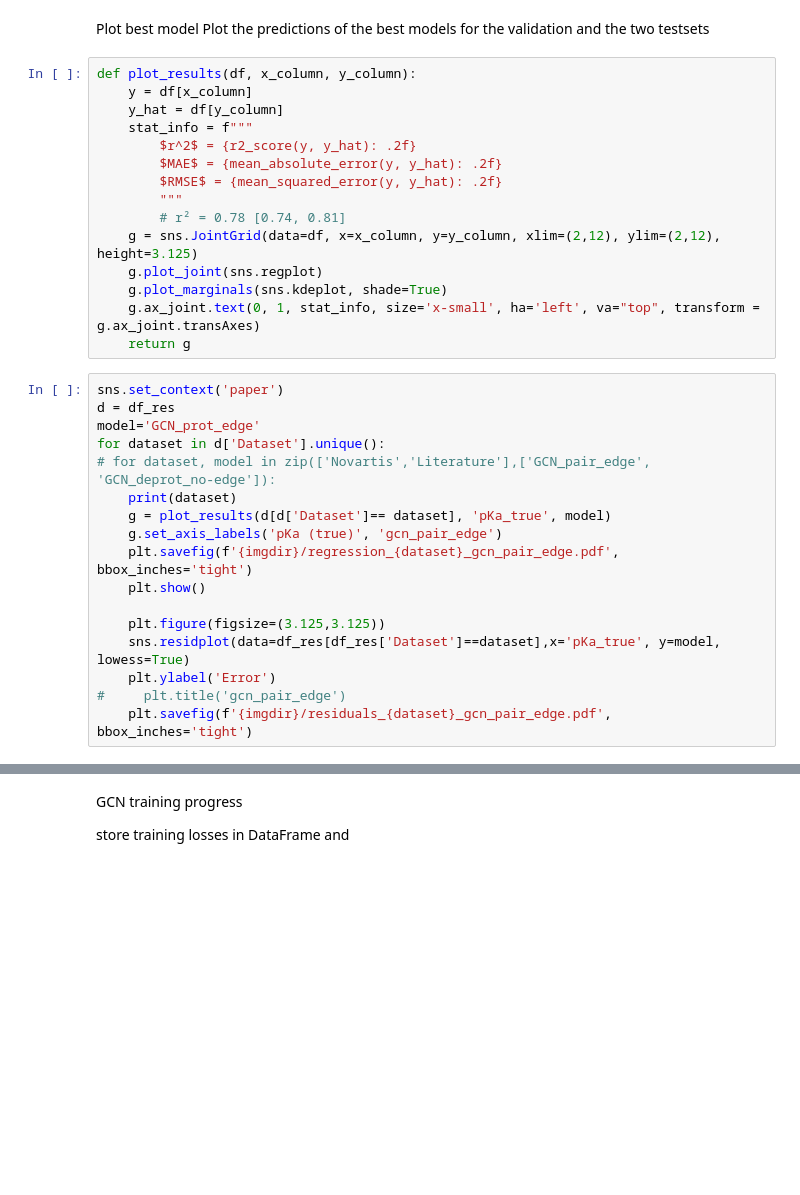
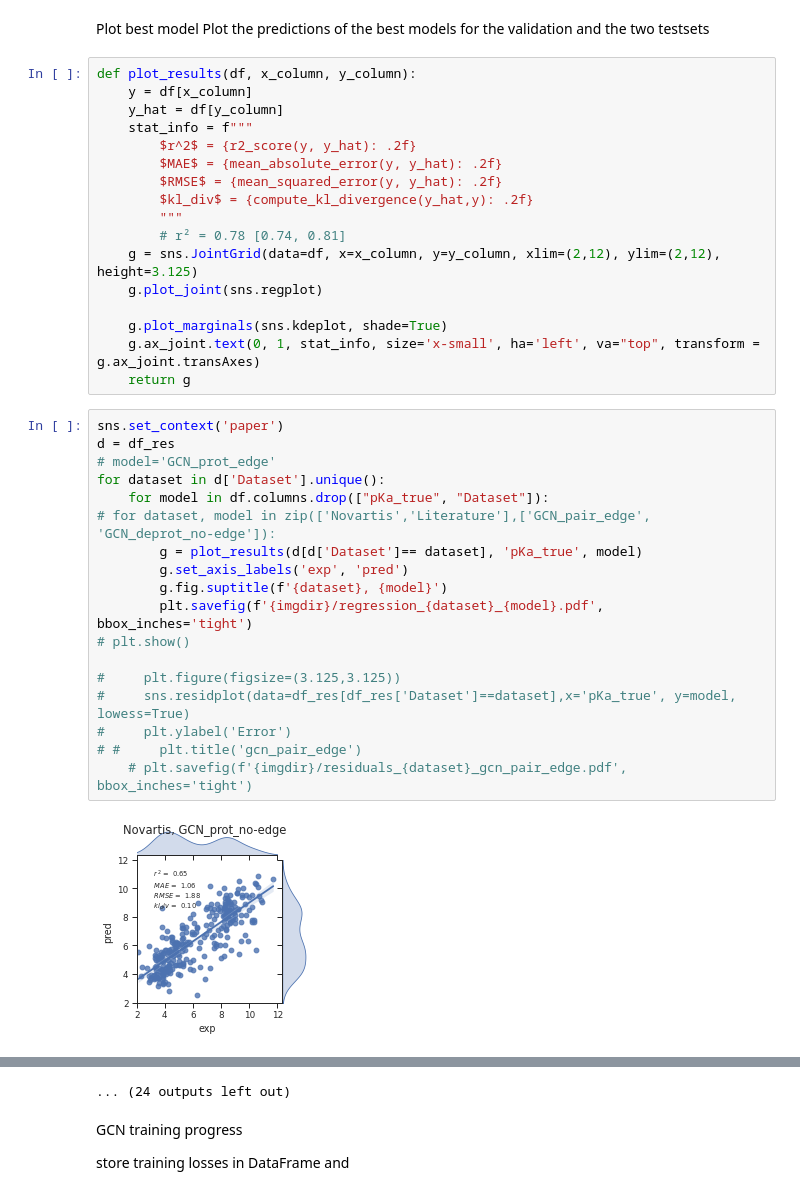
Before and after one commit to mayrf/pkasolver, a Jupyter notebook: examples/paper_run_1/paper_workflow.ipynb, the cells around one changed output, grey strips where cells are left out. Drawn from its saved outputs; the diff is of its cells as text; blank space fills up the shorter version.

```diff
--- a/examples/paper_run_1/paper_workflow.ipynb
+++ b/examples/paper_run_1/paper_workflow.ipynb
@@ -473,27 +678,32 @@ def plot_results(df, x_column, y_column):
         $r^2$ = {r2_score(y, y_hat): .2f}
         $MAE$ = {mean_absolute_error(y, y_hat): .2f}
         $RMSE$ = {mean_squared_error(y, y_hat): .2f}
+        $kl_div$ = {compute_kl_divergence(y_hat,y): .2f}
         """
         # r² = 0.78 [0.74, 0.81]
     g = sns.JointGrid(data=df, x=x_column, y=y_column, xlim=(2,12), ylim=(2,12), height=3.125)
     g.plot_joint(sns.regplot)
+
     g.plot_marginals(sns.kdeplot, shade=True)
     g.ax_joint.text(0, 1, stat_info, size='x-small', ha='left', va="top", transform = g.ax_joint.transAxes)
     return g
 # %%
 sns.set_context('paper')
 d = df_res
-model='GCN_prot_edge'
+# model='GCN_prot_edge'
 for dataset in d['Dataset'].unique():
+    for model in df.columns.drop(["pKa_true", "Dataset"]):
 # for dataset, model in zip(['Novartis','Literature'],['GCN_pair_edge', 'GCN_deprot_no-edge']):
-    print(dataset)
-    g = plot_results(d[d['Dataset']== dataset], 'pKa_true', model)
-    g.set_axis_labels('pKa (true)', 'gcn_pair_edge')
-    plt.savefig(f'{imgdir}/regression_{dataset}_gcn_pair_edge.pdf', bbox_inches='tight')
-    plt.show()
+        g = plot_results(d[d['Dataset']== dataset], 'pKa_true', model)
+        g.set_axis_labels('exp', 'pred')
+        g.fig.suptitle(f'{dataset}, {model}')
+        plt.savefig(f'{imgdir}/regression_{dataset}_{model}.pdf', bbox_inches='tight')
+# plt.show()
 
-    plt.figure(figsize=(3.125,3.125))
-    sns.residplot(data=df_res[df_res['Dataset']==dataset],x='pKa_true', y=model, lowess=True)
-    plt.ylabel('Error')
-#     plt.title('gcn_pair_edge')
-    plt.savefig(f'{imgdir}/residuals_{dataset}_gcn_pair_edge.pdf', bbox_inches='tight')
+#     plt.figure(figsize=(3.125,3.125))
+#     sns.residplot(data=df_res[df_res['Dataset']==dataset],x='pKa_true', y=model, lowess=True)
+#     plt.ylabel('Error')
+# #     plt.title('gcn_pair_edge')
+    # plt.savefig(f'{imgdir}/residuals_{dataset}_gcn_pair_edge.pdf', bbox_inches='tight')
+# %% [output]
+[figure, added]
@@ -500,3 +721,4 @@ for dataset in d['Dataset'].unique():
+... (24 outputs left out)
 # %% [markdown]
 GCN training progress
 
```
Also changed, not shown: parts of 12 cells of this notebook, 3 other files.
